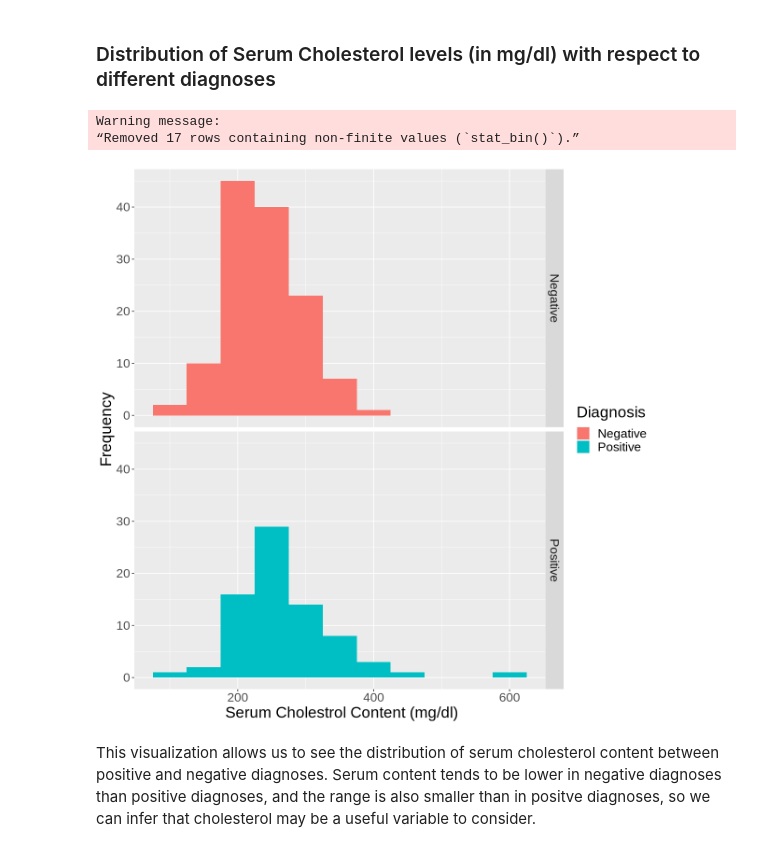
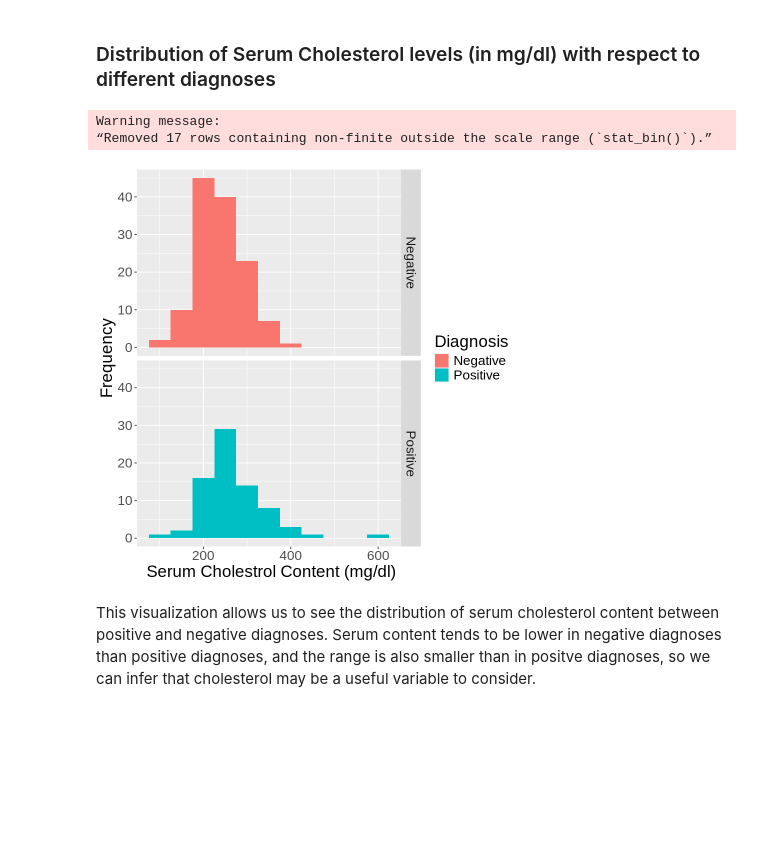
Before and after one commit to szulkifl/dsci-data-analysis-project-44, a Jupyter notebook: project_proposal.ipynb, the cells around one changed output. Saved outputs shown, nothing was run; the diff lists cells and outputs as text; code cells hidden in the pictures; blank space fills up the shorter version.

```diff
--- a/project_proposal.ipynb
+++ b/project_proposal.ipynb
@@ -278,20 +294,20 @@ This visualization allows us to see the distribution of resting blood pressure v
 # %% [markdown]
 ### Distribution of Serum Cholesterol levels (in mg/dl) with respect to different diagnoses
 # %%
-options(repr.plot.width = 10, repr.plot.height = 10)
+options(repr.plot.width = 7, repr.plot.height = 7)
 hist_visualiz_chol <- hungarian_data_train |>
                  arrange(desc(age))  |>
                  ggplot(aes(x = chol, fill = num)) +
                  geom_histogram(binwidth = 50) +
                  facet_grid(rows = vars(num)) +
                  labs(x = " Serum Cholestrol Content (mg/dl)", y = "Frequency", fill = "Diagnosis") +
                  theme(text = element_text(size = 20))
 
 hist_visualiz_chol
 # %% [output]
 Warning message:
-“Removed 17 rows containing non-finite values (`stat_bin()`).”
+“Removed 17 rows containing non-finite outside the scale range (`stat_bin()`).”
-[figure, old version]
+[figure, new version]
 # %% [markdown]
 This visualization allows us to see the distribution of serum cholesterol content between positive and negative diagnoses. Serum content tends to be lower in negative diagnoses than positive diagnoses, and the range is also smaller than in positve diagnoses, so we can infer that cholesterol may be a useful variable to consider.
 # %% [markdown]
```
Also changed, not shown: parts of 19 cells of this notebook.
